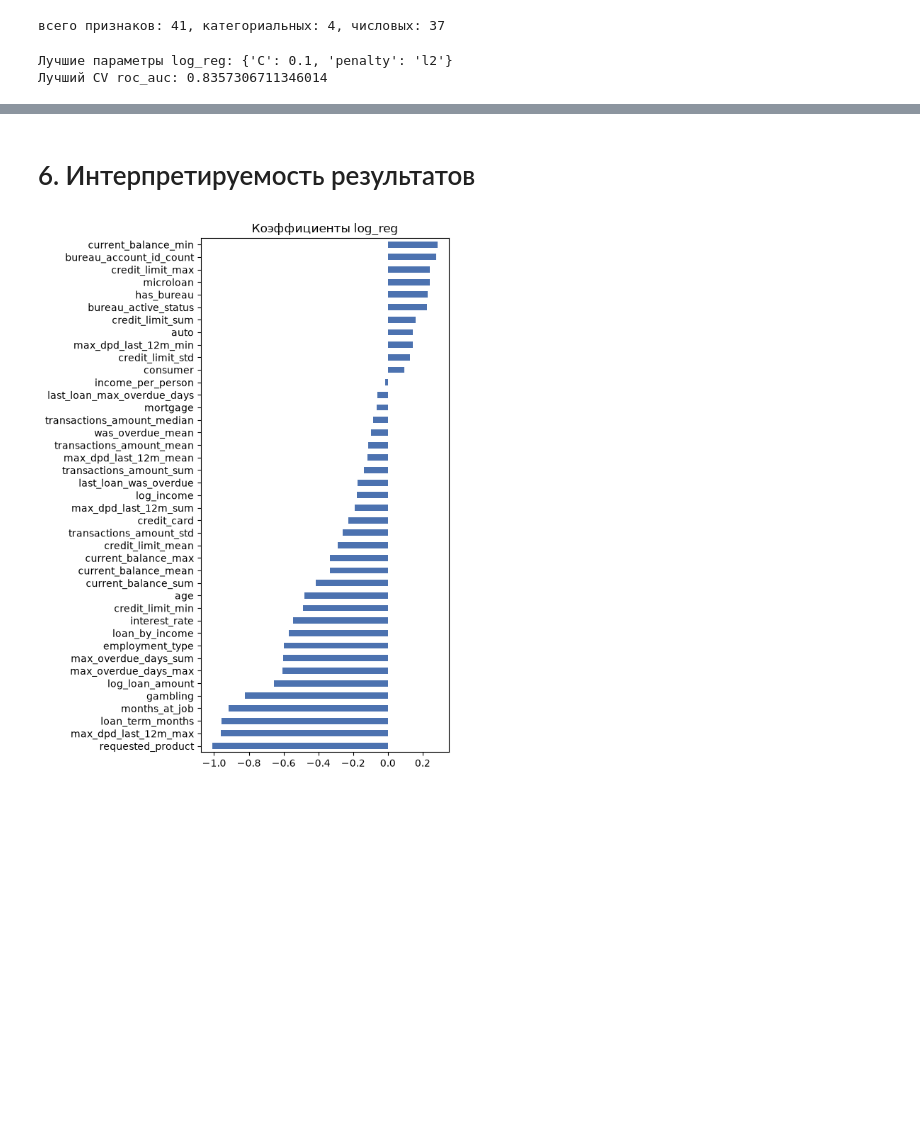
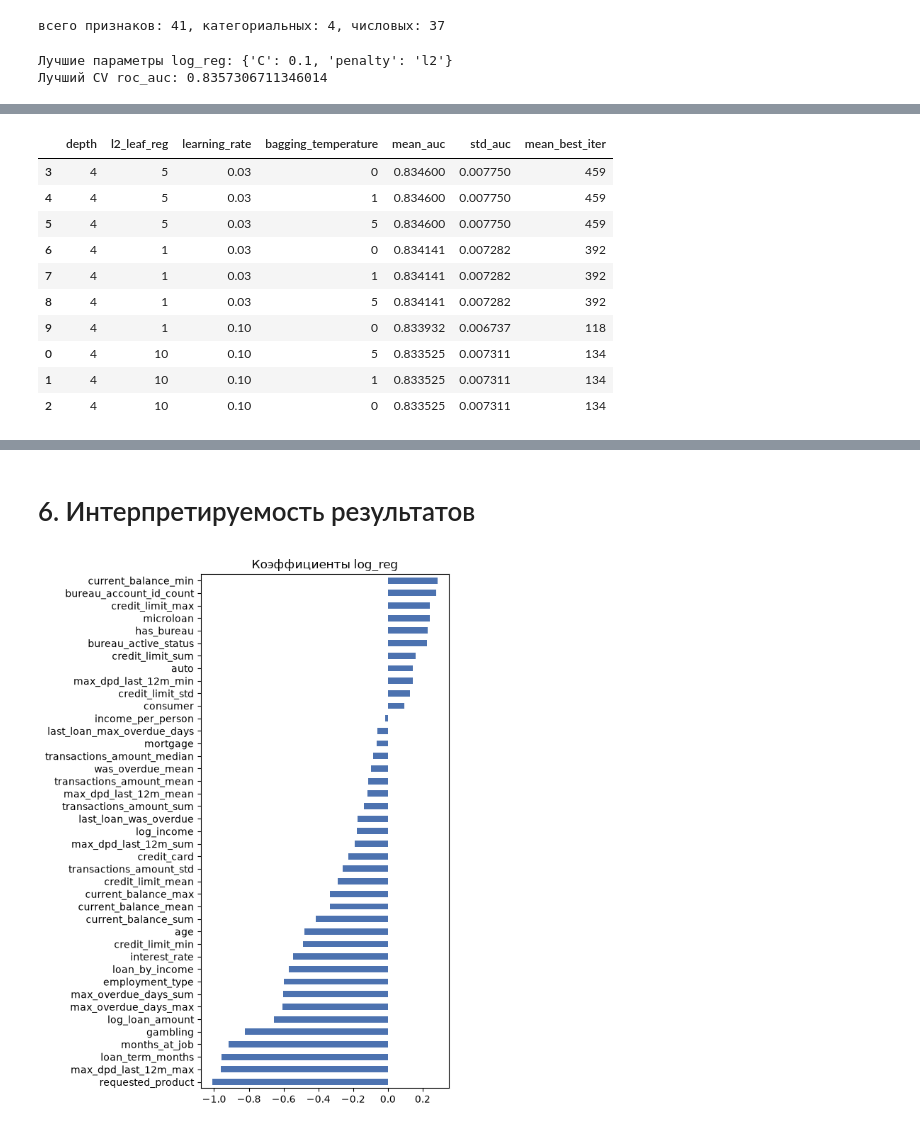
Before and after one commit to Polemarh/credit_scoring_ml, a Jupyter notebook: competition.ipynb, the cells around one changed output, grey strips where cells are left out. Saved outputs shown, nothing was run; the diff lists cells and outputs as text; code cells hidden in the pictures; blank space fills up the shorter version.

```diff
--- a/competition.ipynb
+++ b/competition.ipynb
@@ -1148,2 +1281,43 @@ You can set `force_row_wise=true` to remove the overhead.
+# %%
+rskf = RepeatedStratifiedKFold(n_splits=5, n_repeats=3, random_state=1)
+shortlist = results_cb_df.head(10)[keys].to_dict('records')
+
+final_results_cb = []
+for params in tqdm(shortlist, desc='этап 2: rskf по топ-10'):
+    fold_aucs, fold_best_iters = [], []
+    for train_idx, val_idx in rskf.split(X_train_cb, train['target']):
+        X_tr, X_val = X_train_cb.iloc[train_idx], X_train_cb.iloc[val_idx]
+        y_tr, y_val = train['target'].iloc[train_idx], train['target'].iloc[val_idx]
+
+        model = CatBoostClassifier(
+            iterations=2000,
+            cat_features=categorical_features,
+            eval_metric='AUC',
+            random_state=1,
+            verbose=False,
+            **params,
+        )
+        model.fit(X_tr, y_tr, eval_set=(X_val, y_val), early_stopping_rounds=50)
+
+        fold_aucs.append(roc_auc_score(y_val, model.predict_proba(X_val)[:, 1]))
+        fold_best_iters.append(model.get_best_iteration())
+
+    final_results_cb.append({**params, 'mean_auc': np.mean(fold_aucs), 'std_auc': np.std(fold_aucs),
+                              'mean_best_iter': int(np.mean(fold_best_iters))})
+
+final_results_cb_df = pd.DataFrame(final_results_cb).sort_values('mean_auc', ascending=False)
+final_results_cb_df
+# %% [output]
+|  | depth | l2_leaf_reg | learning_rate | bagging_temperature | mean_auc | std_auc | mean_best_iter |
+| 3 | 4 | 5 | 0.03 | 0 | 0.834600 | 0.007750 | 459 |
+| 4 | 4 | 5 | 0.03 | 1 | 0.834600 | 0.007750 | 459 |
+| 5 | 4 | 5 | 0.03 | 5 | 0.834600 | 0.007750 | 459 |
+| 6 | 4 | 1 | 0.03 | 0 | 0.834141 | 0.007282 | 392 |
+| 7 | 4 | 1 | 0.03 | 1 | 0.834141 | 0.007282 | 392 |
+| 8 | 4 | 1 | 0.03 | 5 | 0.834141 | 0.007282 | 392 |
+| 9 | 4 | 1 | 0.10 | 0 | 0.833932 | 0.006737 | 118 |
+| 0 | 4 | 10 | 0.10 | 5 | 0.833525 | 0.007311 | 134 |
+| 1 | 4 | 10 | 0.10 | 1 | 0.833525 | 0.007311 | 134 |
+| 2 | 4 | 10 | 0.10 | 0 | 0.833525 | 0.007311 | 134 |
 # %%
 log_reg = LogisticRegression(class_weight='balanced', max_iter=5000, penalty='l2', C=0.1, random_state=1)
```
Also changed, not shown: parts of 10 cells of this notebook.
